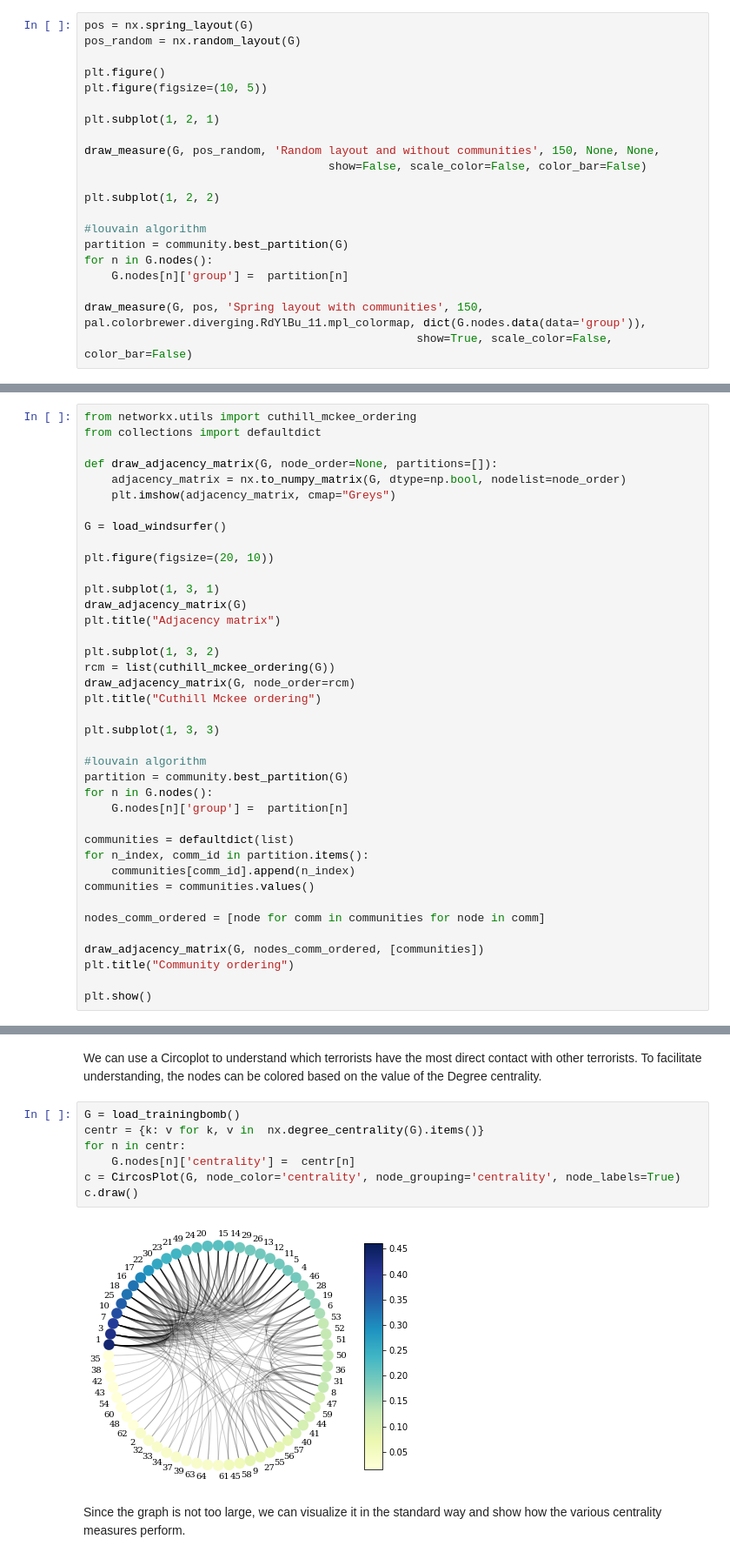
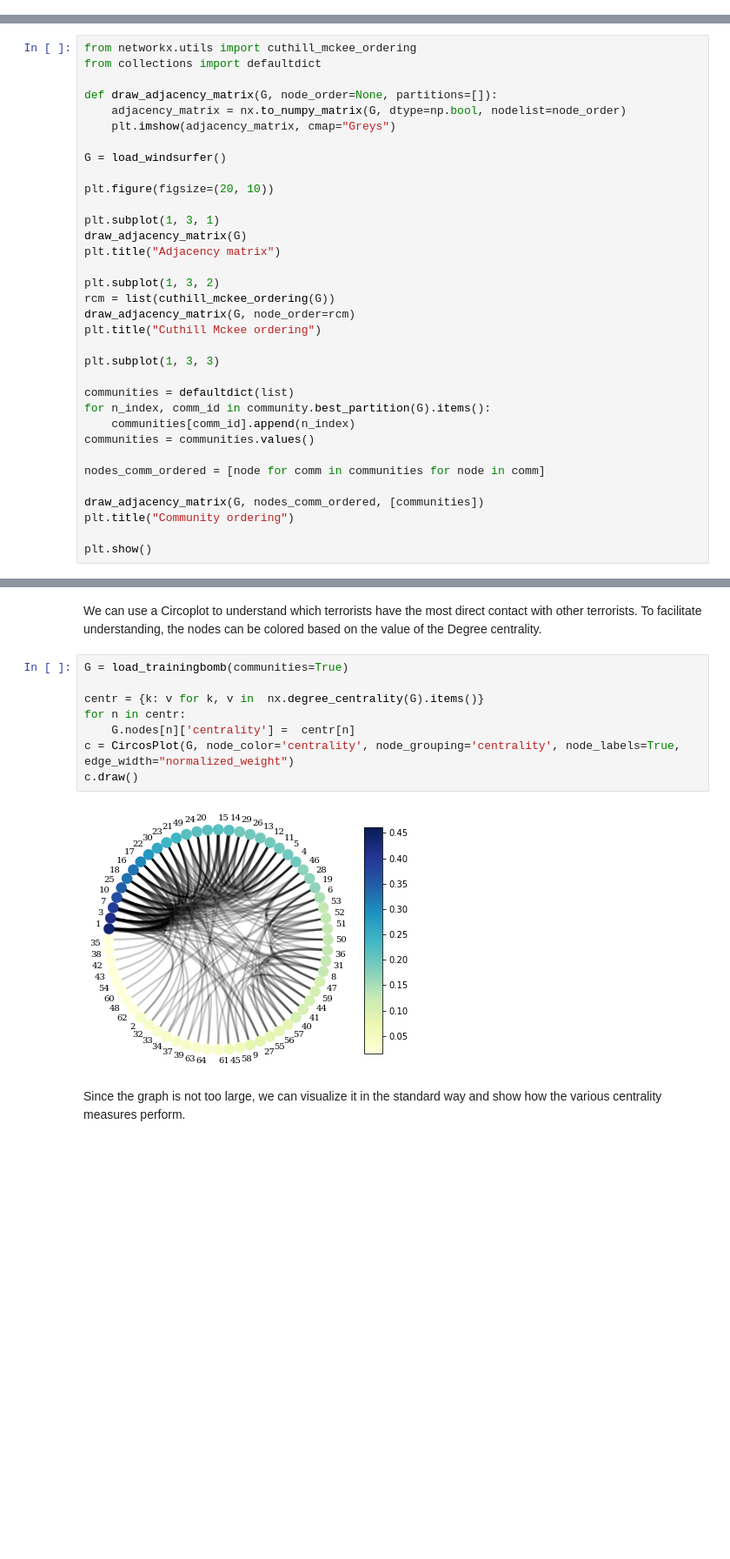
Before and after one commit to gregorioghidoli/netviz, a Jupyter notebook: SNA.ipynb, the cells around one changed output, grey strips where cells are left out. Shown at 87% size. Drawn from its saved outputs; the diff is of its cells as text; blank space fills up the shorter version.

```diff
--- a/SNA.ipynb
+++ b/SNA.ipynb
@@ -187,21 +108,0 @@ Average degree:   7.5938
-# %%
-pos = nx.spring_layout(G)
-pos_random = nx.random_layout(G)
-
-plt.figure()
-plt.figure(figsize=(10, 5))
-
-plt.subplot(1, 2, 1)
-
-draw_measure(G, pos_random, 'Random layout and without communities', 150, None, None,
-                                    show=False, scale_color=False, color_bar=False)
-
-plt.subplot(1, 2, 2)
-
-#louvain algorithm
-partition = community.best_partition(G)
-for n in G.nodes():
-    G.nodes[n]['group'] =  partition[n]
-
-draw_measure(G, pos, 'Spring layout with communities', 150, pal.colorbrewer.diverging.RdYlBu_11.mpl_colormap, dict(G.nodes.data(data='group')),
-                                                 show=True, scale_color=False, color_bar=False)
@@ -291,13 +197,8 @@ plt.title("Cuthill Mckee ordering")
 
 plt.subplot(1, 3, 3)
 
-#louvain algorithm
-partition = community.best_partition(G)
-for n in G.nodes():
-    G.nodes[n]['group'] =  partition[n]
-
 communities = defaultdict(list)
-for n_index, comm_id in partition.items():
+for n_index, comm_id in community.best_partition(G).items():
     communities[comm_id].append(n_index)
 communities = communities.values()
 
@@ -336,14 +237,15 @@ Over time, ranking measures of nodes have been introduced, especially to the wor
 # %% [markdown]
 <p>We can use a Circoplot to understand which terrorists have the most direct contact with other terrorists. To facilitate understanding, the nodes can be colored based on the value of the Degree centrality.</p>
 # %%
-G = load_trainingbomb()
+G = load_trainingbomb(communities=True)
+
 centr = {k: v for k, v in  nx.degree_centrality(G).items()}
 for n in centr:
     G.nodes[n]['centrality'] =  centr[n]
-c = CircosPlot(G, node_color='centrality', node_grouping='centrality', node_labels=True)
+c = CircosPlot(G, node_color='centrality', node_grouping='centrality', node_labels=True, edge_width="normalized_weight")
 c.draw()
 # %% [output]
-[figure, old version]
+[figure, new version]
 # %% [markdown]
 <p>Since the graph is not too large, we can visualize it in the standard way and show how the various centrality measures perform.</p>
 # %%
```
Also changed, not shown: parts of 30 cells of this notebook, 9 other files.
